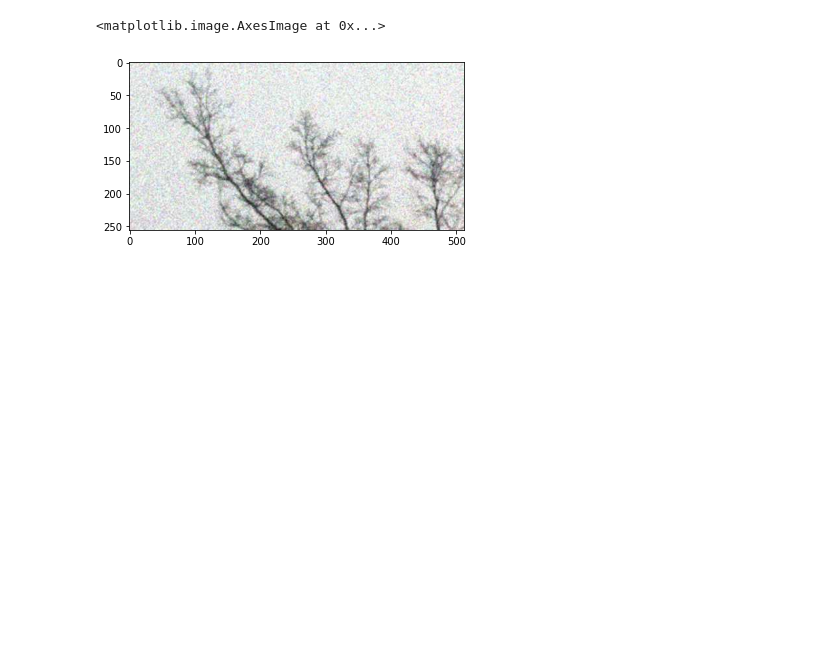
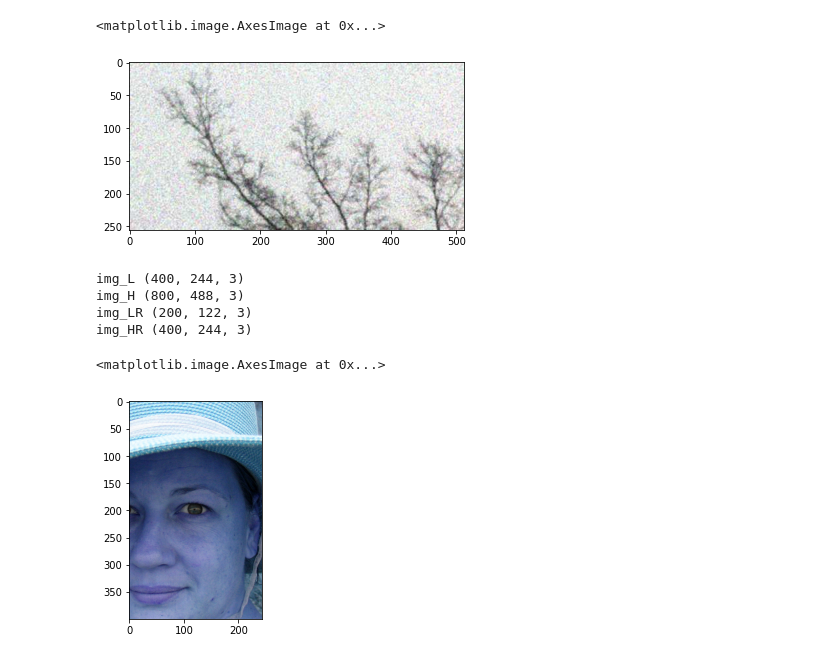
Before and after one commit to anismehrab/MULTIPSE, a Jupyter notebook: train.ipynb, the cells around one changed output. Drawn from its saved outputs; the diff is of its cells as text; code cells hidden in the pictures; blank space fills up the shorter version.

```diff
--- a/train.ipynb
+++ b/train.ipynb
@@ -527,15 +527,46 @@ import cv2
 import os
 from utils import utils_image as util
 from utils import utils_blindsr
+import matplotlib.pyplot as plt
+
 image_name = "10225"
 image = cv2.imread("PhotoDit/test_pictures/"+image_name+".png")
 #image = cv2.cvtColor(image, cv2.COLOR_BGR2RGB)
-image = cv2.resize(image,(330,330),interpolation=cv2.INTER_CUBIC)
-util.imsave(image, os.path.join('PhotoDit/test_pictures/', image_name+'_small'+'.png'))
-image1 = cv2.blur(image,(3,3))
-image1 = cv2.cvtColor(image1, cv2.COLOR_BGR2RGB)
+# image = cv2.resize(image,(330,330),interpolation=cv2.INTER_CUBIC)
+# util.imsave(image, os.path.join('PhotoDit/test_pictures/', image_name+'_small'+'.png'))
+# image1 = cv2.blur(image,(3,3))
+# image1 = cv2.cvtColor(image1, cv2.COLOR_BGR2RGB)
 
 #image1 = utils_blindsr.add_Gaussian_noise(image.astype(np.float32), noise_level1=2, noise_level2=25)
-util.imsave(image1, os.path.join('PhotoDit/test_pictures/', image_name+'_blur'+'.png'))
+# util.imsave(image1, os.path.join('PhotoDit/test_pictures/', image_name+'_blur'+'.png'))
 
 # cv2.imwrite(os.path.join('test_pictures', '10216_small'+'.png'),image)
+# %%
+img_L = cv2.resize(image, (int(1/2*image.shape[1]), int(1/2*image.shape[0])), interpolation=cv2.INTER_CUBIC)
+h1, w1 = img_L.shape[:2]
+apatch_size_w = 122
+apatch_size_h = 200
+if(h1/(apatch_size_h*1.0) > w1 /(apatch_size_w*1.0)):
+    patch_size_w = int(w1 /(apatch_size_w*1.0)) * apatch_size_w
+    patch_size_h = int(w1 /(apatch_size_w*1.0)) * apatch_size_h
+
+else:
+    patch_size_w = int(h1 /(apatch_size_h*1.0)) * apatch_size_w
+    patch_size_h = int(h1 /(apatch_size_h*1.0)) * apatch_size_h
+
+img_L,img_H = utils_blindsr.random_crop(img_L,image,sf=2,lq_patchsize_w=patch_size_w,lq_patchsize_h=patch_size_h)
+print("img_L",img_L.shape)
+print("img_H",img_H.shape)
+
+img_L = cv2.resize(img_L, (apatch_size_w, apatch_size_h),interpolation= cv2.INTER_CUBIC)
+img_H = cv2.resize(img_H, (apatch_size_w*2, apatch_size_h*2), interpolation= cv2.INTER_CUBIC)
+print("img_LR",img_L.shape)
+print("img_HR",img_H.shape)
+plt.imshow(img_H)
+# %% [output]
+img_L (400, 244, 3)
+img_H (800, 488, 3)
+img_LR (200, 122, 3)
+img_HR (400, 244, 3)
+<matplotlib.image.AxesImage at 0x...>
+[figure, added]
```
Also changed, not shown: parts of 1 cell of this notebook, 36 other files.
